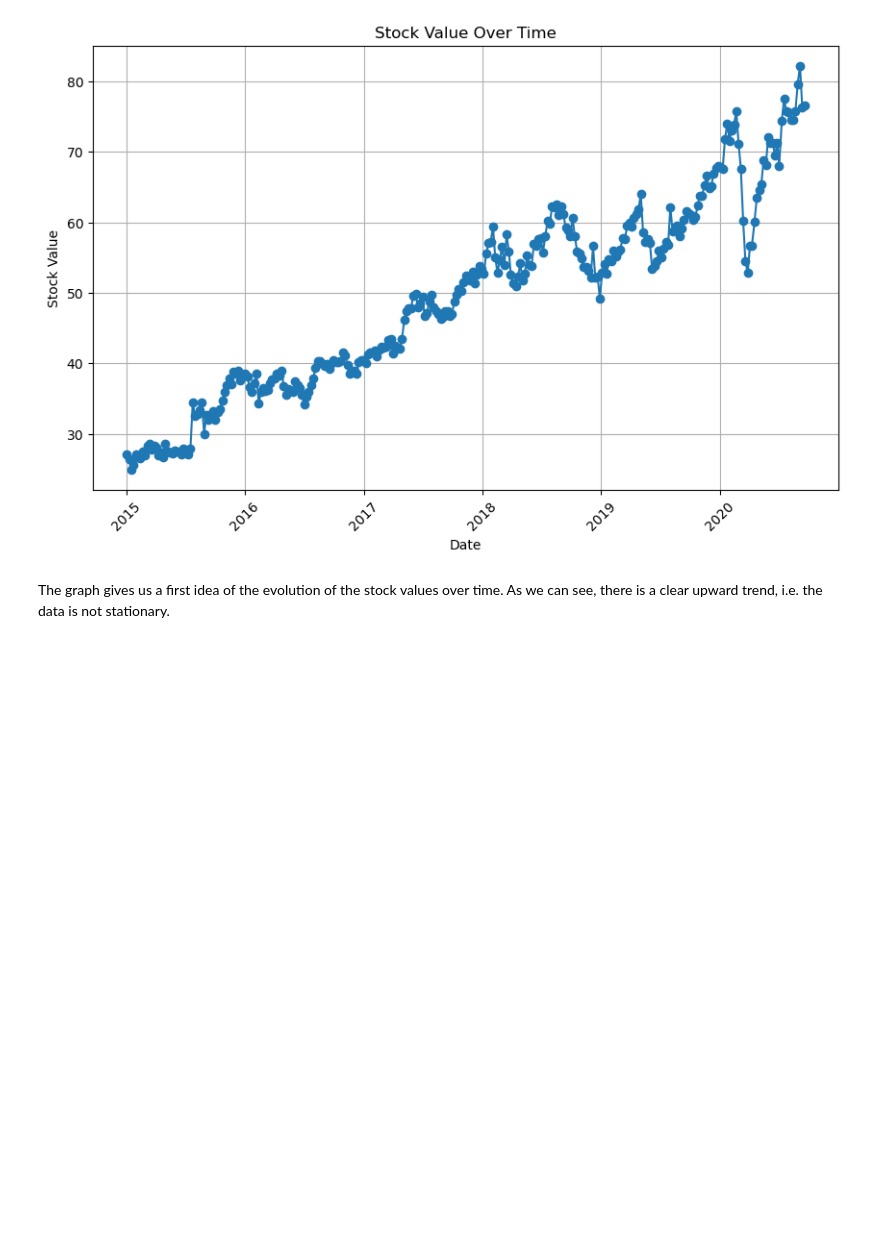
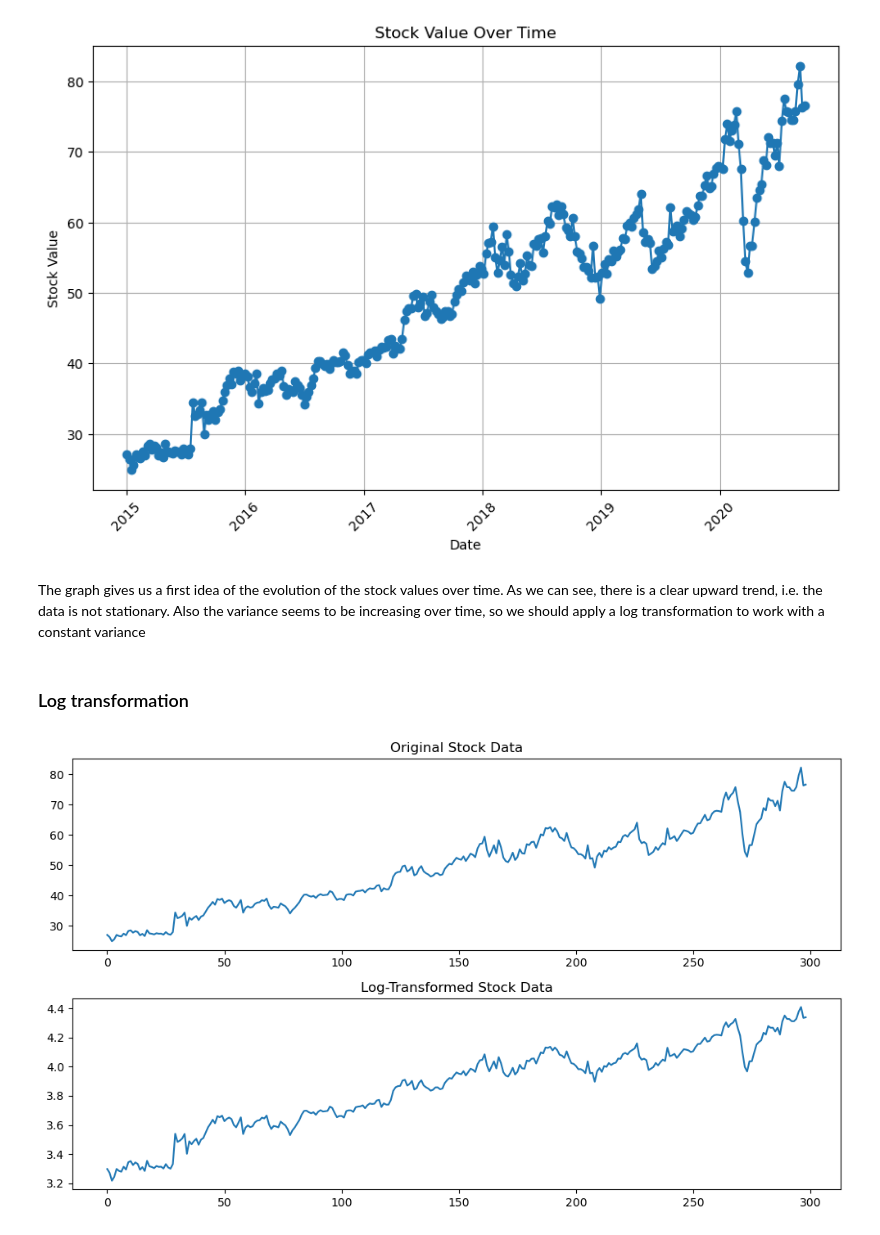
Before and after one commit to claudiawiese/stock_market_time_series, a Jupyter notebook: preprocessing/preprocessing.ipynb, the cells around one changed output. Saved outputs shown, nothing was run; the diff lists cells and outputs as text; code cells hidden in the pictures; blank space fills up the shorter version.

```diff
--- a/preprocessing/preprocessing.ipynb
+++ b/preprocessing/preprocessing.ipynb
@@ -90,4 +90,26 @@ plt.grid(True)
 # %% [output]
 [figure]
 # %% [markdown]
-The graph gives us a first idea of the evolution of the stock values over time. As we can see, there is a clear upward trend, i.e. the data is not stationary.
+The graph gives us a first idea of the evolution of the stock values over time. As we can see, there is a clear upward trend, i.e. the data is not stationary. Also the variance seems to be increasing over time, so we should apply a log transformation to work with a constant variance
+# %% [markdown]
+### Log transformation
+# %%
+df['LogStockValue'] = np.log(df['StockValue'])
+
+# Plotting the original and log-transformed data for comparison
+plt.figure(figsize=(10,6))
+
+# Original data
+plt.subplot(2, 1, 1)
+plt.plot(df['StockValue'])
+plt.title('Original Stock Data')
+
+# Log-transformed data
+plt.subplot(2, 1, 2)
+plt.plot(df['LogStockValue'])
+plt.title('Log-Transformed Stock Data')
+
+plt.tight_layout()
+plt.show()
+# %% [output]
+[figure, added]
```
Also changed, not shown: parts of 2 cells of this notebook, 4 other files.
